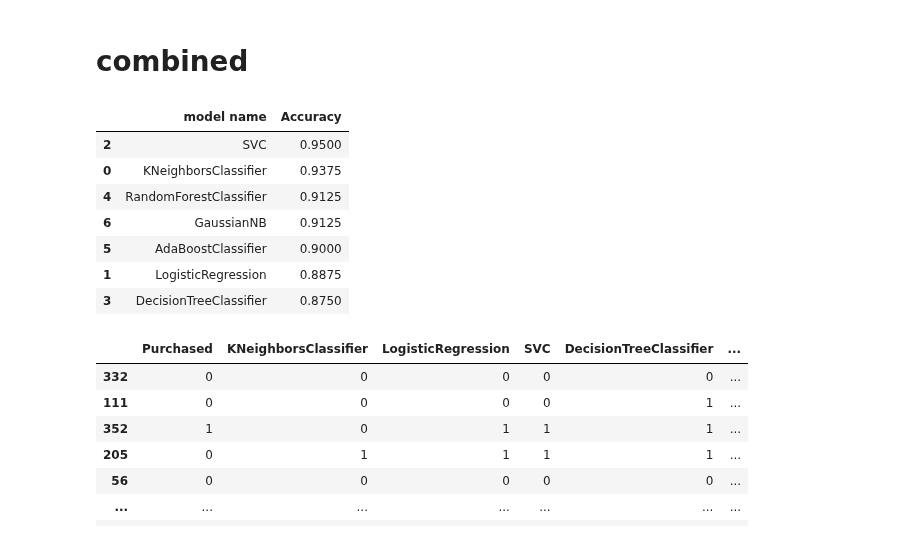
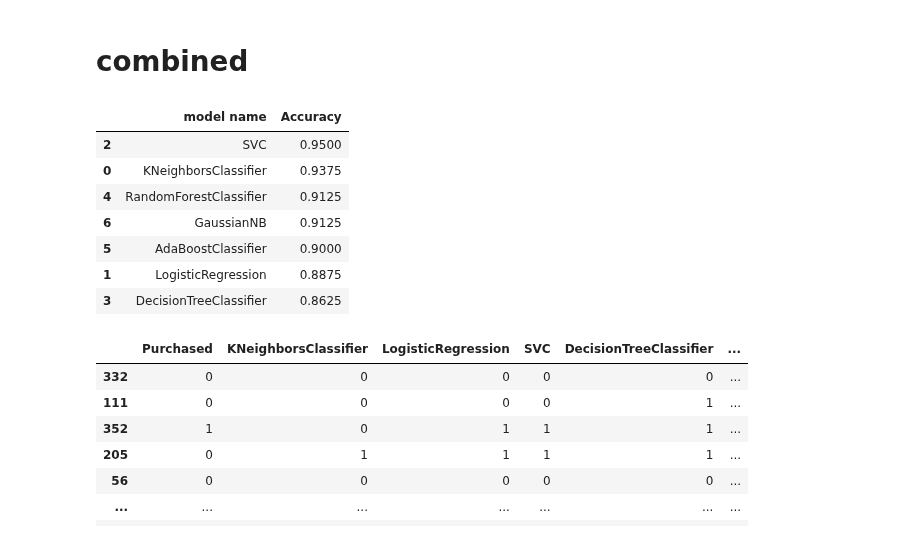
Before and after one commit to kozz84/Udemy, a Jupyter notebook: Machine_Learning_A_Z.ipynb, the cells around one changed output. Saved outputs shown, nothing was run; the diff lists cells and outputs as text; code cells hidden in the pictures.

```diff
--- a/Machine_Learning_A_Z.ipynb
+++ b/Machine_Learning_A_Z.ipynb
@@ -755,8 +757,8 @@ X_test = scaler.transform(X_test)
 models = {'KNeighborsClassifier':KNeighborsClassifier(),
           'LogisticRegression':LogisticRegression(),
           'SVC': SVC(),
-          'DecisionTreeClassifier':DecisionTreeClassifier(),
-          'RandomForestClassifier':RandomForestClassifier(),
+          'DecisionTreeClassifier':DecisionTreeClassifier(criterion='entropy',random_state=0),
+          'RandomForestClassifier':RandomForestClassifier(n_estimators=10,criterion='entropy'),
           'AdaBoostClassifier':AdaBoostClassifier(),
           'GaussianNB':GaussianNB()
          }
@@ -763,22 +767,23 @@ models = {'KNeighborsClassifier':KNeighborsClassifier(),
 # %%
 score = []
 results = pd.DataFrame(y_test)
 for name,model in models.items():
     model.fit(X_train,y_train)
     y_pred = model.predict(X_test)
     score.append([name,accuracy_score(y_test,y_pred)])
     results[name] = y_pred
+    roc_auc_score(y, y_score)
 score = pd.DataFrame(score, columns=['model name', 'Accuracy'])
 score.sort_values('Accuracy',ascending=False)
 # %% [output]
 |  | model name | Accuracy |
 | 2 | SVC | 0.9500 |
 | 0 | KNeighborsClassifier | 0.9375 |
 | 4 | RandomForestClassifier | 0.9125 |
 | 6 | GaussianNB | 0.9125 |
 | 5 | AdaBoostClassifier | 0.9000 |
 | 1 | LogisticRegression | 0.8875 |
-| 3 | DecisionTreeClassifier | 0.8750 |
+| 3 | DecisionTreeClassifier | 0.8625 |
 # %%
 results
 # %% [output]
```
Also changed, not shown: parts of 21 cells of this notebook.
